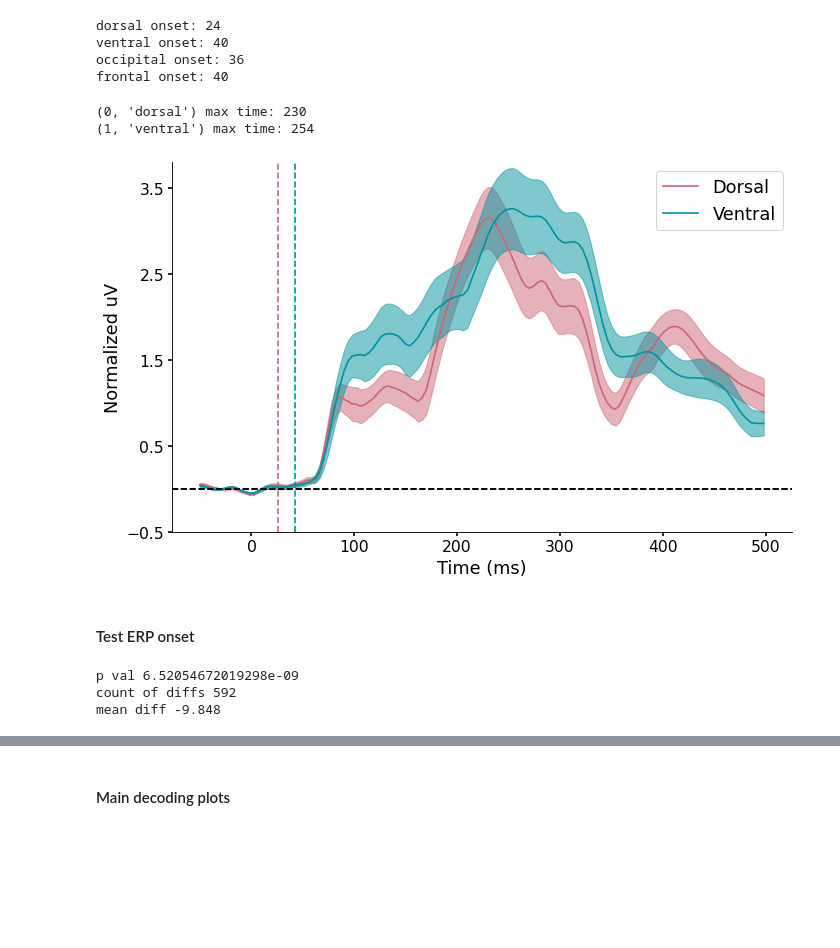
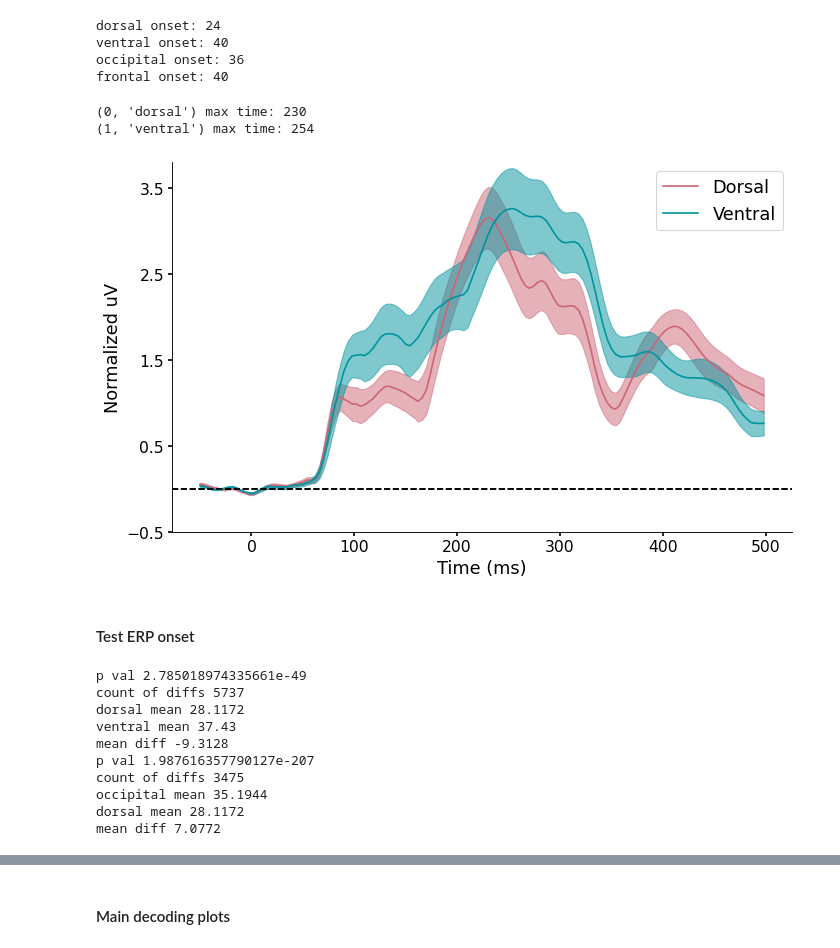
Before and after one commit to vayzenb/pepdoc, a Jupyter notebook: analysis/onset_analysis_figs.ipynb, the cells around one changed output, grey strips where cells are left out. Drawn from its saved outputs; the diff is of its cells as text; code cells hidden in the pictures; blank space fills up the shorter version.

```diff
--- a/analysis/onset_analysis_figs.ipynb
+++ b/analysis/onset_analysis_figs.ipynb
@@ -179,7 +179,7 @@ colors = ['#CC6677','#00949e']
 rois = ['dorsal', 'ventral']
 roi_names = ['Dorsal','Ventral']
 #colors = ['#00949e','#CC6677']
-onsets = [26,42]
+onsets = roi_onsets
 
 plt.figure(figsize=(10, 6), dpi=80)
 for roi in enumerate(rois):
@@ -200,35 +200,35 @@ for roi in enumerate(rois):
 
     plt.plot(timepoints, roi_mean, label=roi[1].capitalize(), color = colors[roi[0]]) #...plot the data, add error bars to mat plot lib, use standard error of the mean to add., there is a package called psypy to do this (psyplot - SEM)
     plt.axhline(y=0, color='k', linestyle='--')
 
-    plt.axvline(x=onsets[roi[0]], color=colors[roi[0]], linestyle='--')
+    #plt.axvline(x=onsets[roi[0]], color=colors[roi[0]], linestyle='--')
     plt.fill_between(timepoints, roi_mean-sem, roi_mean+sem,alpha=0.5, color = colors[roi[0]])
     plt.legend(fontsize=16)
 
     plt.xlabel('Time (ms)',fontsize=16)
     plt.ylabel('Normalized uV',fontsize=16)
 
     plt.xticks(fontsize= 14)
     plt.yticks(fontsize= 14)
     plt.ylim(-.5,3.8)
 
     ax = plt.gca()
     ax.xaxis.set_tick_params(width=1.5)
     ax.yaxis.set_tick_params(width=1.5)
 
     start, end = ax.get_ylim()
     ax.yaxis.set_ticks(np.arange(start, end, 1))
 
     ax.spines['top'].set_visible(False)
     ax.spines['right'].set_visible(False)
 
     #plt.show()
 
     plt.savefig(f'{fig_dir}/erp_plot.png', dpi=300)
 # %% [output]
 (0, 'dorsal') max time: 230
 (1, 'ventral') max time: 254
-[figure, old version]
+[figure, new version]
 # %% [markdown]
 #### Test ERP onset
 # %%
@@ -236,7 +236,7 @@ for roi in enumerate(rois):
 Run binomial test on bootstrapped data
 '''
 
-comparisons = [['dorsal','ventral'] ]
+comparisons = [['dorsal','ventral'],['occipital','dorsal'] ]
 boot_df = pd.read_csv(f'{results_dir}/erp/erp_onset_boot.csv')
 
 for roi in comparisons:
@@ -248,11 +248,20 @@ for roi in comparisons:
 
     print('p val', stats.binom_test(time_count,n=len(diff), p= 0.5, alternative='two-sided'))
     print('count of diffs', time_count)
+    print(f'{roi[0]} mean', np.mean(boot_df[roi[0]]))
+    print(f'{roi[1]} mean', np.mean(boot_df[roi[1]]))
     print('mean diff', np.mean(diff))
 # %% [output]
-p val 6.52054672019298e-09
-count of diffs 592
-mean diff -9.848
+p val 2.785018974335661e-49
+count of diffs 5737
+dorsal mean 28.1172
+ventral mean 37.43
+mean diff -9.3128
+p val 1.987616357790127e-207
+count of diffs 3475
+occipital mean 35.1944
+dorsal mean 28.1172
+mean diff 7.0772
 # %%
 
 
```
Also changed, not shown: parts of 17 cells of this notebook, 55 other files.
